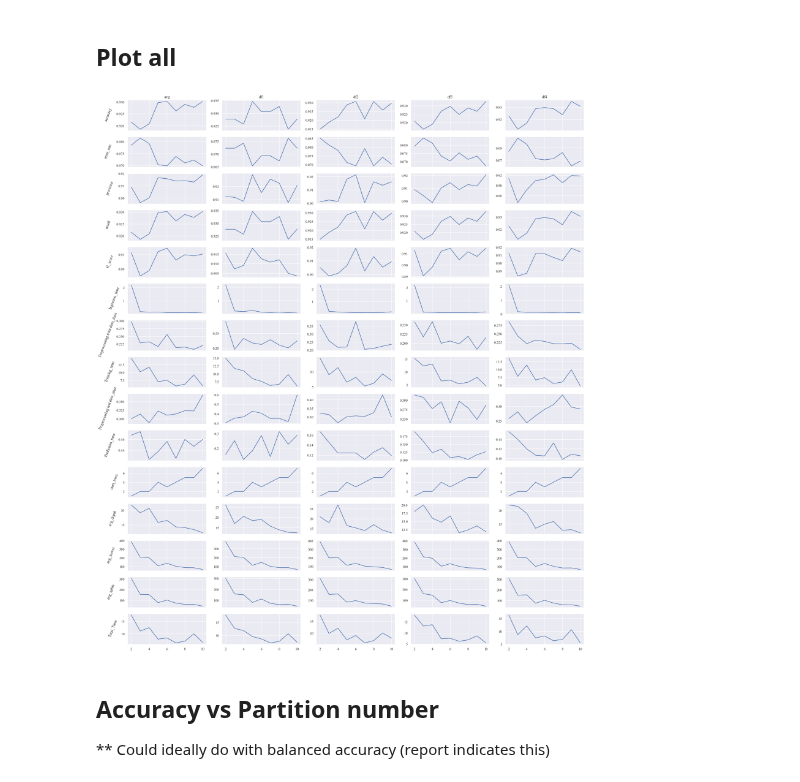
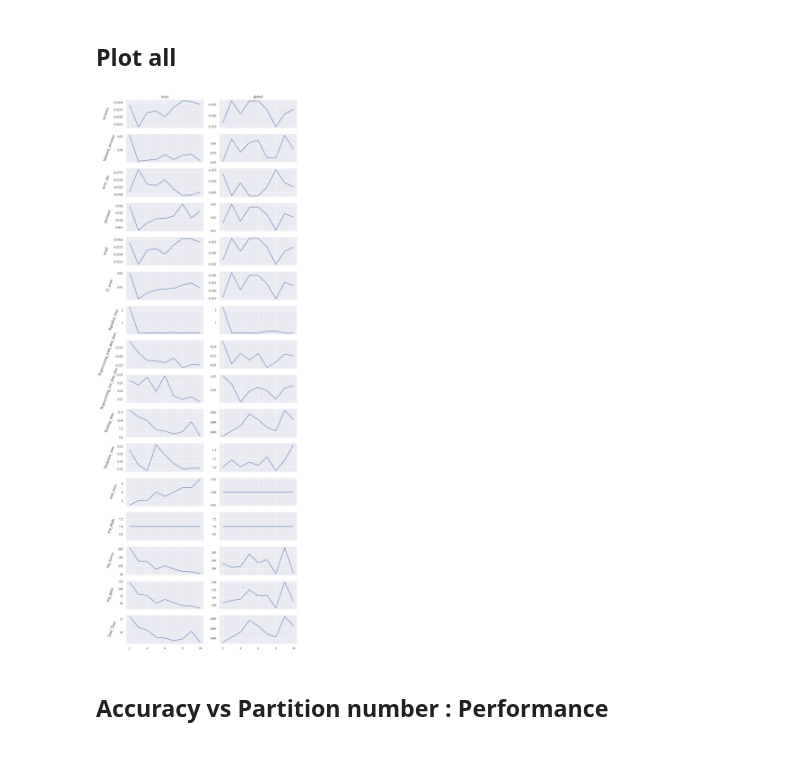
Before and after one commit to KRudd-E/BigData, a Jupyter notebook: code/src/logs/reports_analysis.ipynb, the cells around one changed output. Drawn from its saved outputs; the diff is of its cells as text; code cells hidden in the pictures; blank space fills up the shorter version.

```diff
--- a/code/src/logs/reports_analysis.ipynb
+++ b/code/src/logs/reports_analysis.ipynb
@@ -33,6 +33,7 @@ def load_combined_report_dataframe(json_filename="report.json"):
             # Merge all relevant sections
             row_data.update(report.get("performance", {}))
             row_data.update(report.get("timing", {}))
+            #row_data.update(report.get("memory", {}))
             row_data.update(report.get("complexity", {}))
 
             row_data["iteration"] = int(key)  # add the loop index for row label
@@ -40,27 +41,30 @@ def load_combined_report_dataframe(json_filename="report.json"):
         except Exception as e:
             print(f"Error processing report {key}: {e}")
 
+
     df = pd.DataFrame(records).set_index("iteration").sort_index()
+    df = df.drop(columns=['model_type']) #Cannot be averaged as it is a string
     return df
 
-df1 = load_combined_report_dataframe('report1.json')
-df2 = load_combined_report_dataframe("report2.json")
-df3 = load_combined_report_dataframe("report3.json")
-df4 = load_combined_report_dataframe("report4.json")
+global_df1 = load_combined_report_dataframe('global.json')
+#global_df2 = load_combined_report_dataframe('global2.json')
+local_df1 = load_combined_report_dataframe('local1.json')
+local_df2 = load_combined_report_dataframe('local2.json')
+local_df3 = load_combined_report_dataframe('local3.json')
+local_df4 = load_combined_report_dataframe('local4.json')
+
+local_avg = pd.concat([local_df1, local_df2, local_df3, local_df4]).groupby(level=0).mean()
+global_avg = pd.concat([global_df1]).groupby(level=0).mean()
+
+df_list = [local_avg, global_avg]
+df_names = ['local', 'global']
 # %%
-def tot_time_col(df) -> pd.DataFrame:
-    df['Total_Time'] = df['Ingestion_time'] + df['Preprocessing train data_time'] + df['Training_time'] + df['Preprocessing test data_time'] + df['Prediction_time']
-    return df
-
-df1 = tot_time_col(df1)
-df2 = tot_time_col(df2)
-df3 = tot_time_col(df3)
-df4 = tot_time_col(df4)
-
-avg = pd.concat([df1, df2, df3, df4]).groupby(level=0).mean()
-
-df_list = [avg, df1, df2, df3, df4]
-df_names = ['avg', 'df1', 'df2', 'df3', 'df4']
+for df in df_list:
+    try:
+        df['Total_Time'] = df['Ingestion_time'] + df['Preprocessing_train_data_time'] + df['Preprocessing_test_data_time'] + df[f'Training_time'] + df[f'Prediction_time']
+    except KeyError as e:
+        print(f"KeyError: {e} - This may be due to missing columns in the DataFrame.")
+        continue
 # %% [markdown]
 ## Plot all
 # %%
@@ -69,22 +73,20 @@ sns.set_theme(style="darkgrid")
 import matplotlib.pyplot as plt
 plt.rcParams['font.family'] = 'Times New Roman'
 # %%
-fig, ax = plt.subplots(nrows=len(df_list[0].columns), ncols=len(df_list), sharex=True, figsize=(len(df_list) * 5, len(df1.columns) * 2))
+fig, ax = plt.subplots(nrows=len(df_list[0].columns), ncols=len(df_list), sharex=True, figsize=(len(df_list) * 5, len(df_list[0].columns) * 2))
 
 for j, df in enumerate(df_list):
     for i, col in enumerate(df.columns):
         vals = df[col]
         ax[i, j].plot(vals.index, vals.values)
         if j == 0:
             ax[i, j].set_ylabel(col, rotation=70, labelpad=20)
         if i == 0:
             ax[i, j].set_title(f"{df_names[j]}", fontsize=12)
 
 plt.savefig(f'metrics.png', dpi=300, bbox_inches='tight')
 # %% [output]
-[figure, old version]
+[figure, new version]
 # %% [markdown]
-## Accuracy vs Partition number
-
-** Could ideally do with balanced accuracy (report indicates this)
+## Accuracy vs Partition number : Performance
 # %%
```
Also changed, not shown: parts of 9 cells of this notebook, 22 other files.
